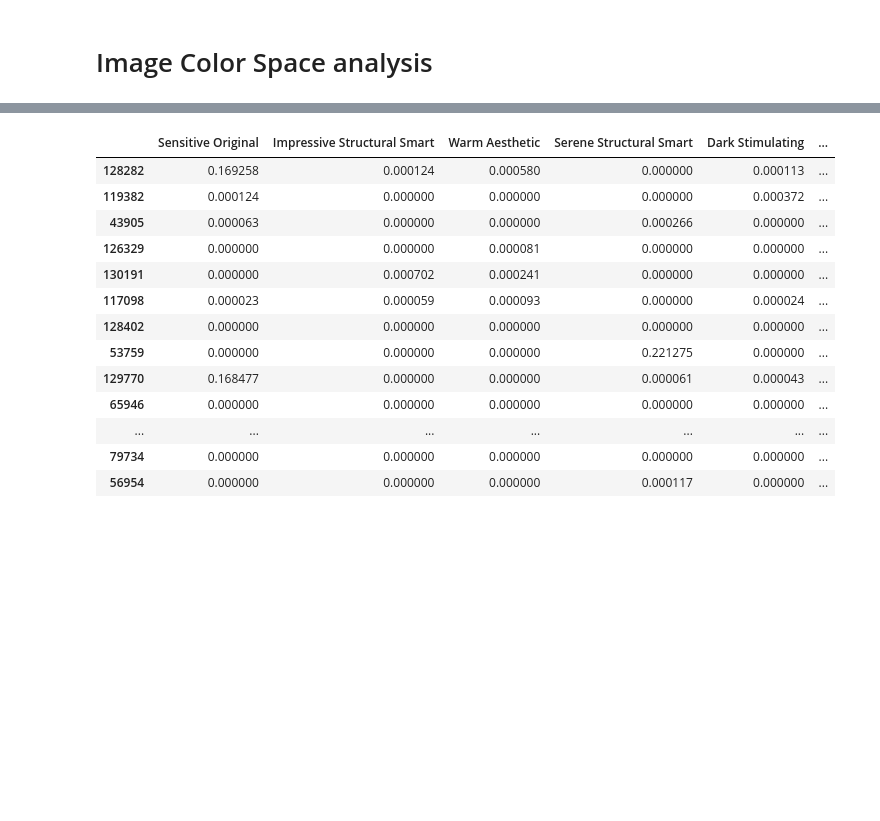
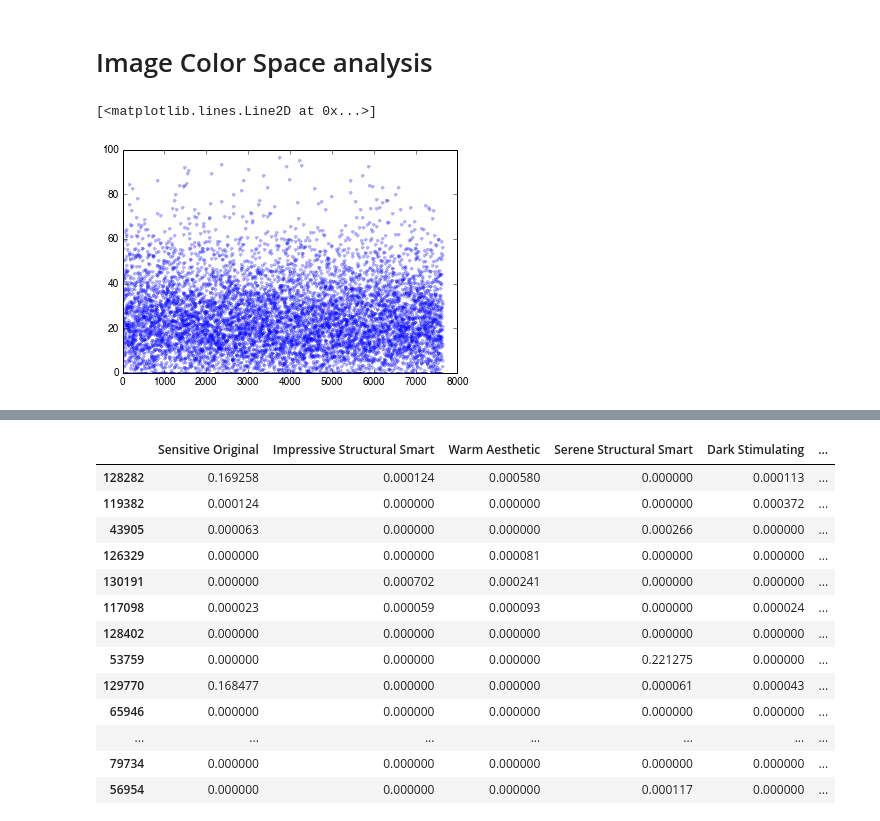
Before and after one commit to nanumyan/iCH-predictor, a Jupyter notebook: data_analysis/clustering.ipynb, the cells around one changed output, grey strips where cells are left out. Saved outputs shown, nothing was run; the diff lists cells and outputs as text; code cells hidden in the pictures; blank space fills up the shorter version.

```diff
--- a/data_analysis/clustering.ipynb
+++ b/data_analysis/clustering.ipynb
@@ -375,3 +376,8 @@ tmp = tmp.mean(1)
+# %%
+plot(tmp[:,1], '.', alpha=.3)
+# %% [output]
+[<matplotlib.lines.Line2D at 0x...>]
+[figure, added]
 # %%
 H, xedges, yedges = np.histogram2d(tmp[:,0], tmp[:,2])
 imshow(H, interpolation='nearest', origin='low')
```
Also changed, not shown: parts of 36 cells of this notebook.
